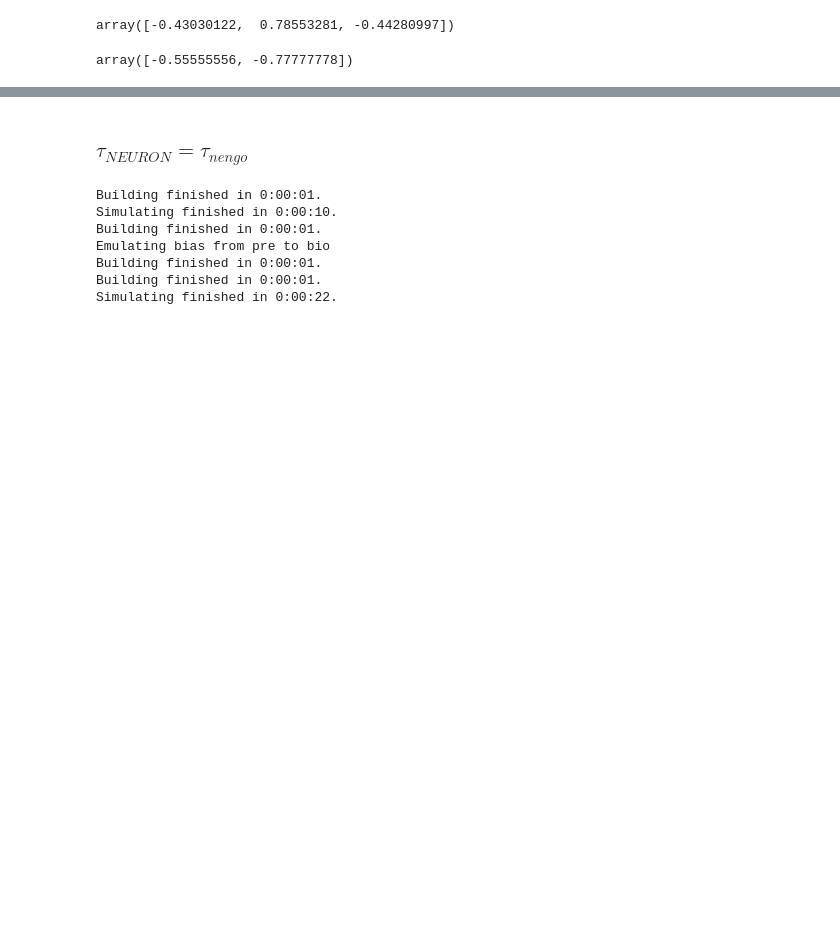
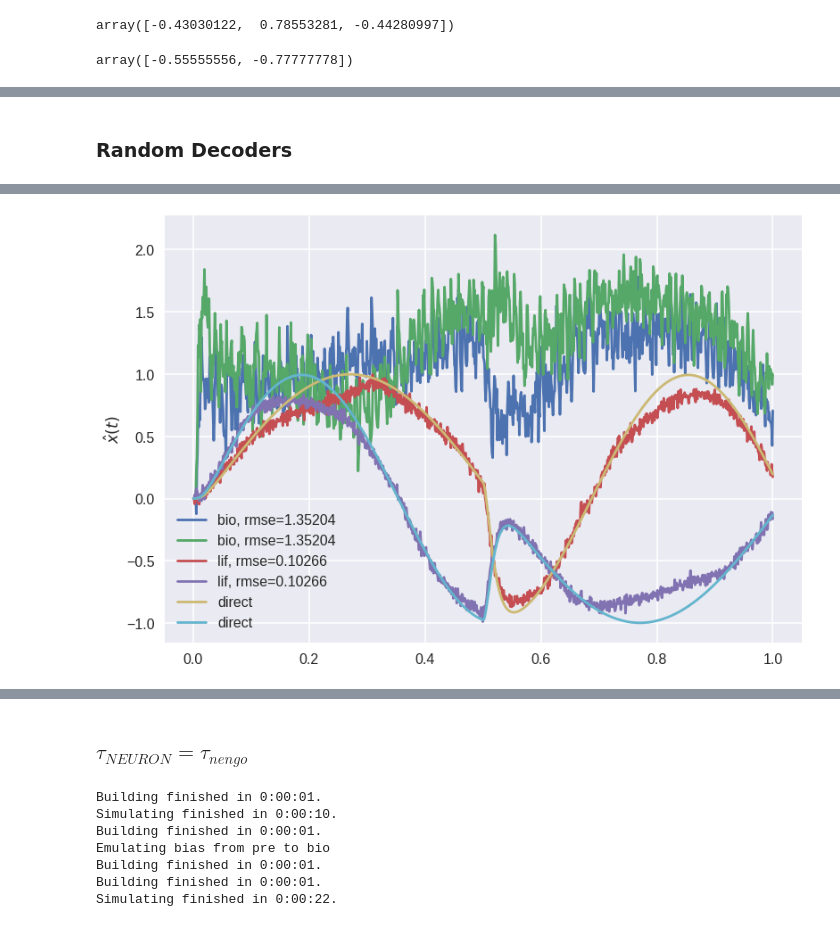
Before and after one commit to psipeter/bioneuron_oracle, a Jupyter notebook: bioneuron_oracle.ipynb, the cells around one changed output, grey strips where cells are left out. Cells and saved outputs as stored; diff of their text form; code cells hidden in the pictures; blank space fills up the shorter version.

```diff
--- a/bioneuron_oracle.ipynb
+++ b/bioneuron_oracle.ipynb
@@ -949,0 +611,22 @@ We want to make sure that (a) spikes are successfully delivered using the above
+# %% [markdown]
+### Random Decoders
+# %%
+pre_neurons=100
+bio_neurons=50
+tau_nengo=0.01
+tau_neuron=0.01
+dt_nengo=0.001
+dt_neuron=0.0001
+pre_seed=3
+bio_seed=6
+t_final=1.0
+dim=2
+n_syn=5
+signal='prime_sinusoids'
+d_random=np.random.RandomState(seed=123).uniform(np.min(d_1),np.max(d_1),size=d_1.shape)
+plots={'decode'}
+
+d_2 = feedforward(pre_neurons, bio_neurons, tau_nengo, tau_neuron, dt_nengo,
+                dt_neuron, pre_seed, bio_seed, t_final, dim, signal,
+                d_random, plots)
+# %% [output]
@@ -949,0 +637 @@ We want to make sure that (a) spikes are successfully delivered using the above
+[figure, added]
```
Also changed, not shown: parts of 72 cells of this notebook.
